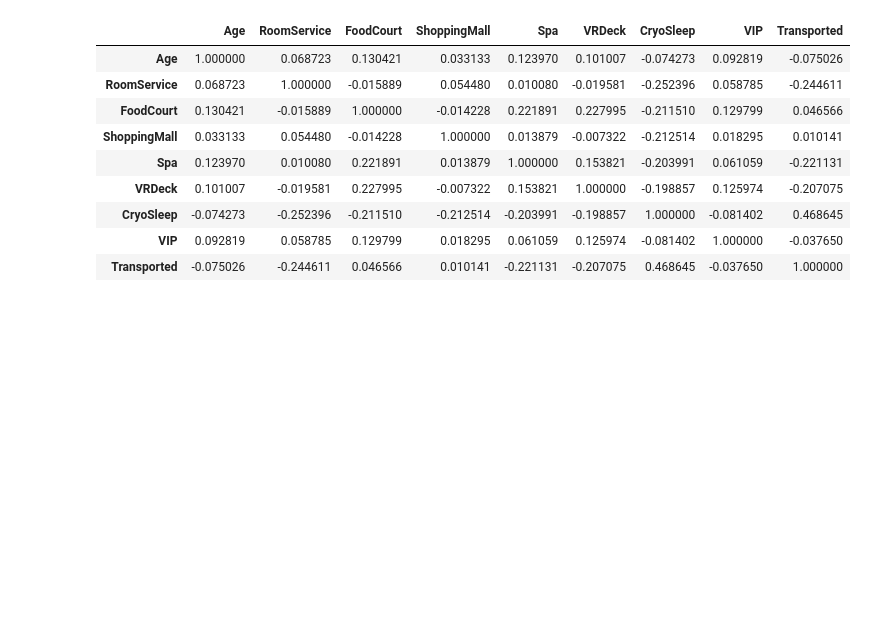
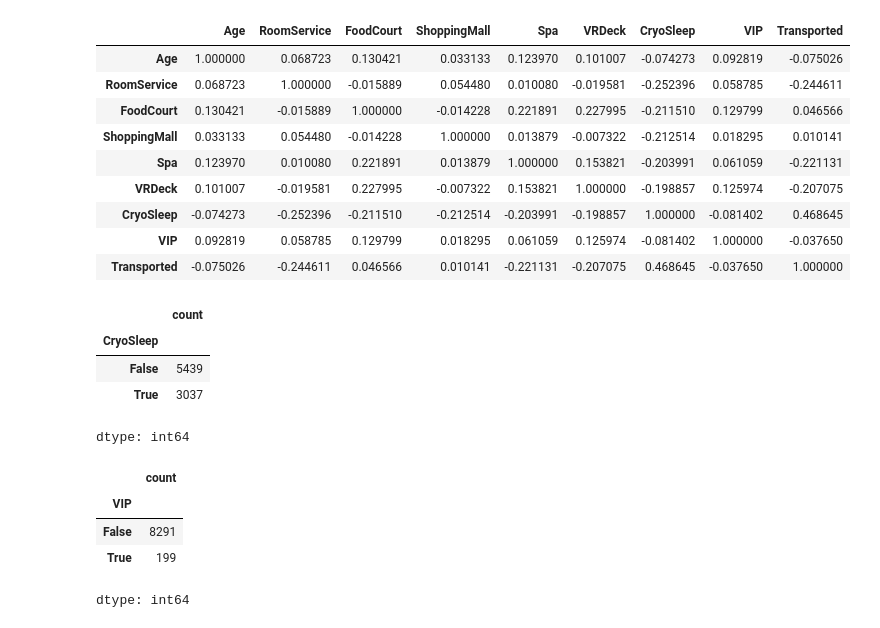
Before and after one commit to petroDavydov/goit-DeepLearningForComputerVisionAndNLP, a Jupyter notebook: eds1_conspect.ipynb, the cells around one changed output. Cells and saved outputs as stored; diff of their text form; code cells hidden in the pictures; blank space fills up the shorter version.

```diff
--- a/eds1_conspect.ipynb
+++ b/eds1_conspect.ipynb
@@ -133,0 +145,14 @@ df.loc[:, cont_features + ['CryoSleep', 'VIP', TARGET]].corr().style.background_
+# %%
+display(df['CryoSleep'].value_counts())
+display(df['VIP'].value_counts())
+# %% [output]
+|  | count |
+| CryoSleep |  |
+| False | 5439 |
+| True | 3037 |
+dtype: int64
+|  | count |
+| VIP |  |
+| False | 8291 |
+| True | 199 |
+dtype: int64
```
Also changed, not shown: parts of 15 cells of this notebook.
